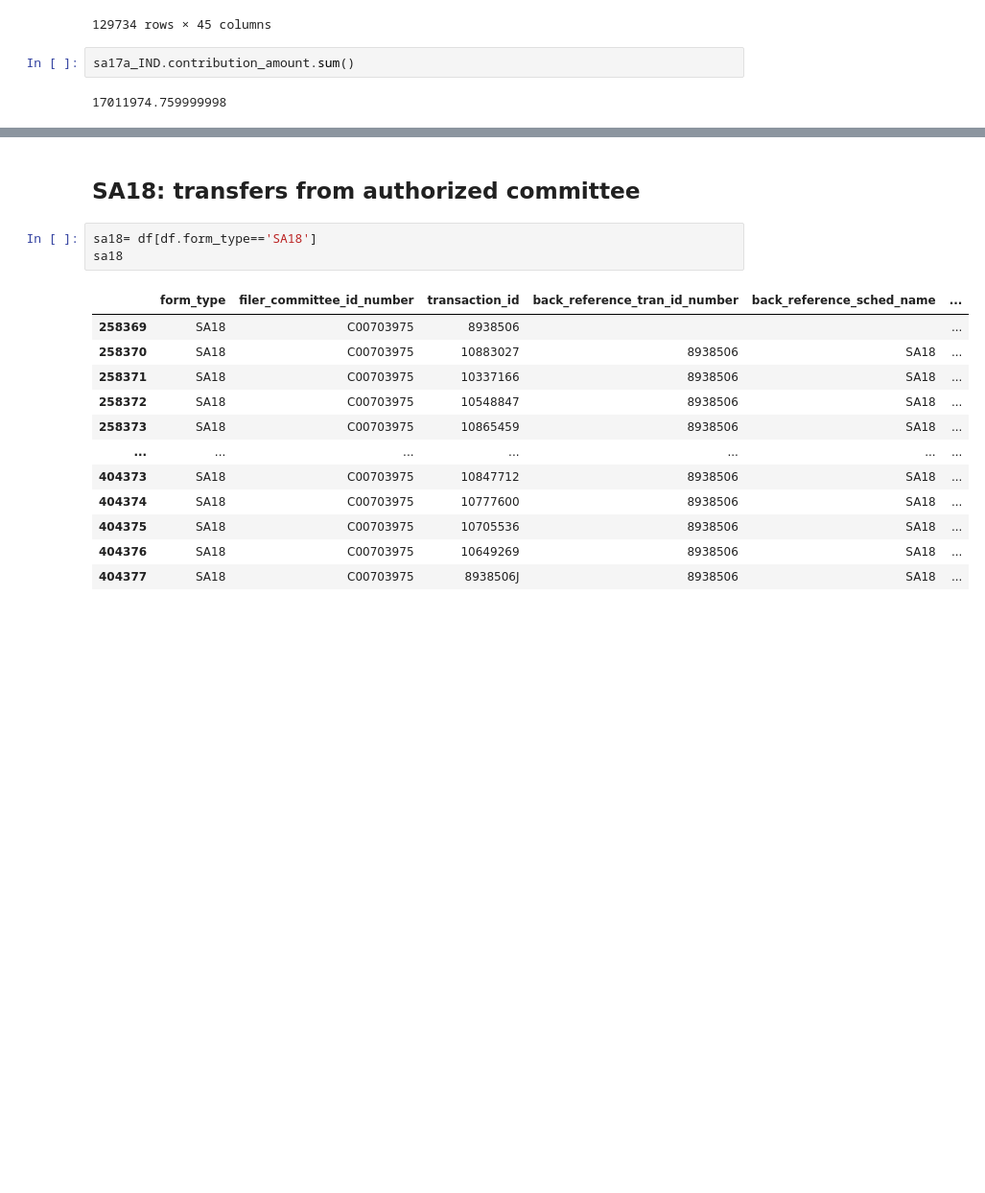
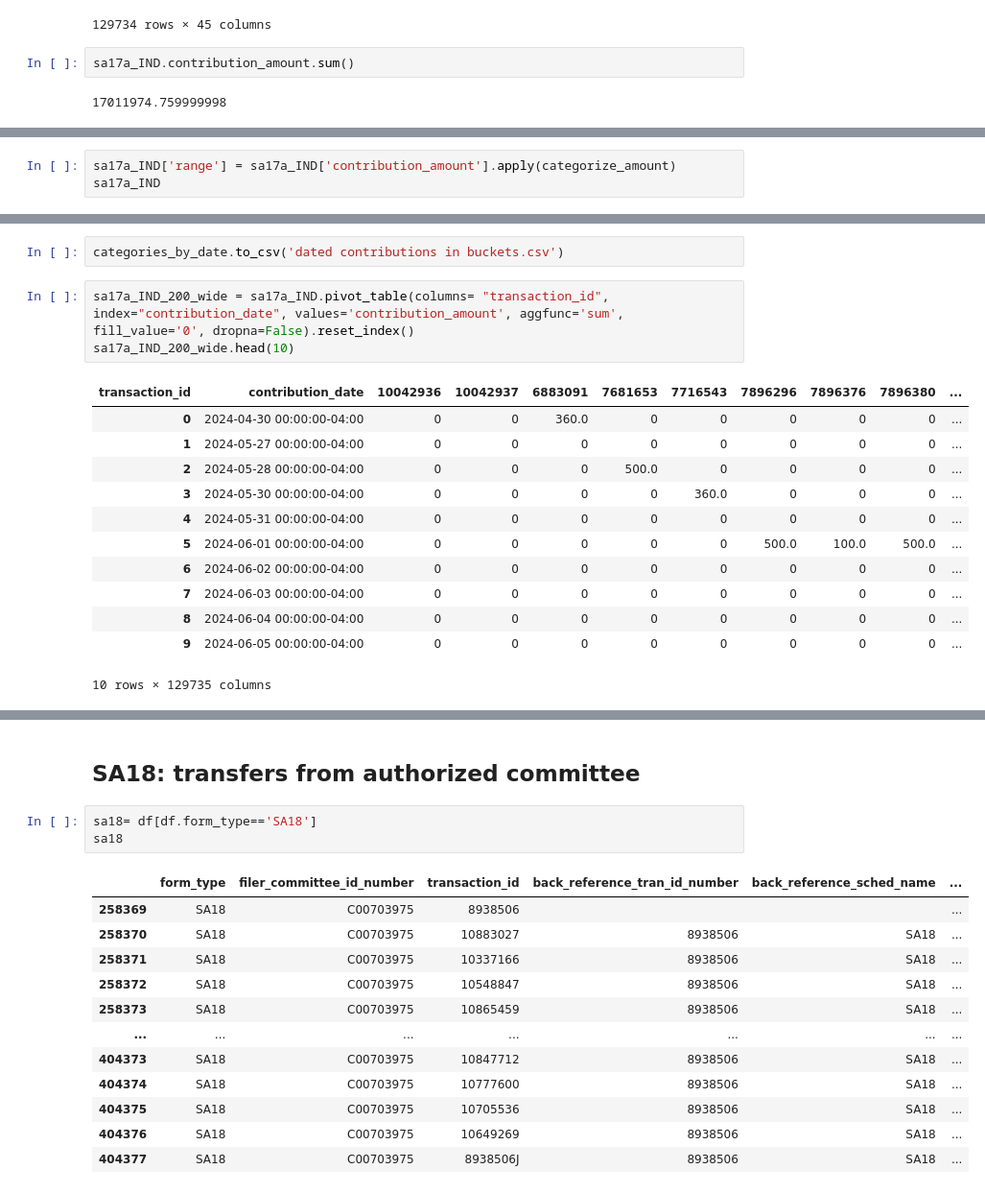
Before and after one commit to pmagtulis/us-campaign-finance, a Jupyter notebook: contributions/Kamala Harris.ipynb, the cells around one changed output, grey strips where cells are left out. Shown at 96% size. Saved outputs shown, nothing was run; the diff lists cells and outputs as text; blank space fills up the shorter version.

```diff
--- a/contributions/Kamala Harris.ipynb
+++ b/contributions/Kamala Harris.ipynb
@@ -150,0 +170,3 @@ sa17a_IND.contribution_amount.sum()
+# %%
+sa17a_IND['range'] = sa17a_IND['contribution_amount'].apply(categorize_amount)
+sa17a_IND
@@ -150,0 +219,18 @@ sa17a_IND.contribution_amount.sum()
+# %%
+categories_by_date.to_csv('dated contributions in buckets.csv')
+# %%
+sa17a_IND_200_wide = sa17a_IND.pivot_table(columns= "transaction_id", index="contribution_date", values='contribution_amount', aggfunc='sum', fill_value='0', dropna=False).reset_index()
+sa17a_IND_200_wide.head(10)
+# %% [output]
+| transaction_id | contribution_date | 10042936 | 10042937 | 6883091 | 7681653 | 7716543 | 7896296 | 7896376 | 7896380 | ... |
+| 0 | 2024-04-30 00:00:00-04:00 | 0 | 0 | 360.0 | 0 | 0 | 0 | 0 | 0 | ... |
+| 1 | 2024-05-27 00:00:00-04:00 | 0 | 0 | 0 | 0 | 0 | 0 | 0 | 0 | ... |
+| 2 | 2024-05-28 00:00:00-04:00 | 0 | 0 | 0 | 500.0 | 0 | 0 | 0 | 0 | ... |
+| 3 | 2024-05-30 00:00:00-04:00 | 0 | 0 | 0 | 0 | 360.0 | 0 | 0 | 0 | ... |
+| 4 | 2024-05-31 00:00:00-04:00 | 0 | 0 | 0 | 0 | 0 | 0 | 0 | 0 | ... |
+| 5 | 2024-06-01 00:00:00-04:00 | 0 | 0 | 0 | 0 | 0 | 500.0 | 100.0 | 500.0 | ... |
+| 6 | 2024-06-02 00:00:00-04:00 | 0 | 0 | 0 | 0 | 0 | 0 | 0 | 0 | ... |
+| 7 | 2024-06-03 00:00:00-04:00 | 0 | 0 | 0 | 0 | 0 | 0 | 0 | 0 | ... |
+| 8 | 2024-06-04 00:00:00-04:00 | 0 | 0 | 0 | 0 | 0 | 0 | 0 | 0 | ... |
+| 9 | 2024-06-05 00:00:00-04:00 | 0 | 0 | 0 | 0 | 0 | 0 | 0 | 0 | ... |
+10 rows × 129735 columns
```
Also changed, not shown: parts of 56 cells of this notebook, 1 other file.
